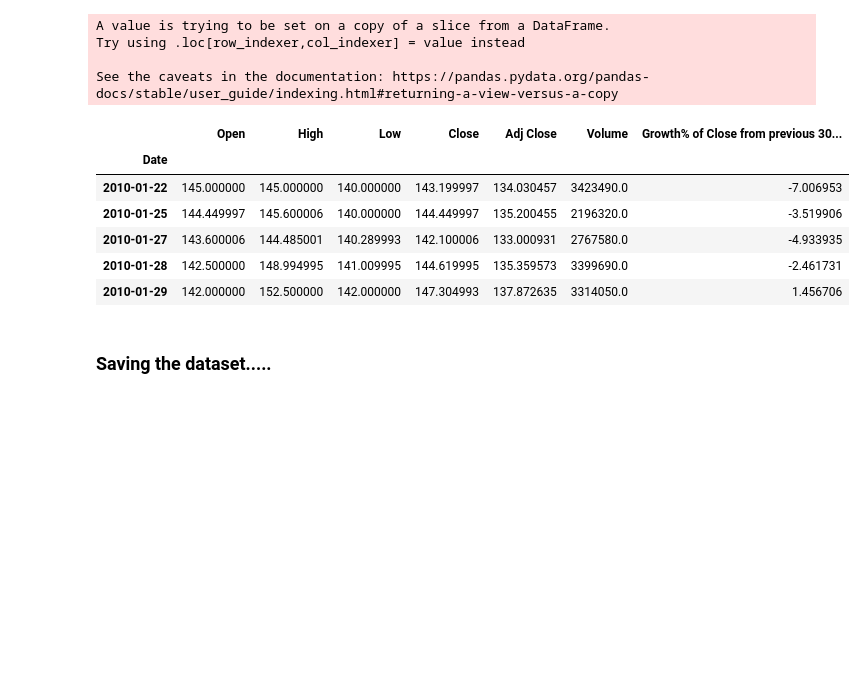
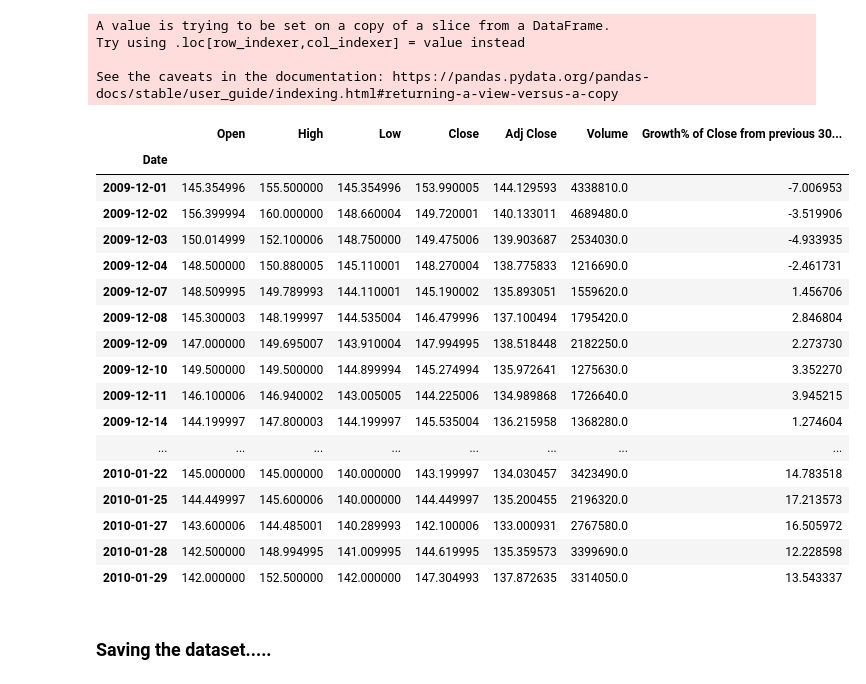
Before and after one commit to Rushanksavant/SunPharma-stock-growth-forecast, a Jupyter notebook: Dataframes formed and used/data-formation-for-forecast.ipynb, the cells around one changed output. Saved outputs shown, nothing was run; the diff lists cells and outputs as text; code cells hidden in the pictures; blank space fills up the shorter version.

```diff
--- a/Dataframes formed and used/data-formation-for-forecast.ipynb
+++ b/Dataframes formed and used/data-formation-for-forecast.ipynb
@@ -125,7 +136,7 @@ len(percent)
 2757
 # %%
 # Drop 1st row of data1
-data2= data.iloc[30:, :]
+data2= data.iloc[:-30, :]
 len(data2)
 # %% [output]
 2757
@@ -140,15 +151,26 @@ See the caveats in the documentation: https://pandas.pydata.org/pandas-docs/stab
 # %%
 # Setting Date as new index
 data2.set_index("Date", inplace = True)
-data2.head()
+data2.head(35) # compare 1st 5 and last last 5 values oc close price
 # %% [output]
 |  | Open | High | Low | Close | Adj Close | Volume | Growth% of Close from previous 30... |
 | Date |  |  |  |  |  |  |  |
-| 2010-01-22 | 145.000000 | 145.000000 | 140.000000 | 143.199997 | 134.030457 | 3423490.0 | -7.006953 |
-| 2010-01-25 | 144.449997 | 145.600006 | 140.000000 | 144.449997 | 135.200455 | 2196320.0 | -3.519906 |
-| 2010-01-27 | 143.600006 | 144.485001 | 140.289993 | 142.100006 | 133.000931 | 2767580.0 | -4.933935 |
-| 2010-01-28 | 142.500000 | 148.994995 | 141.009995 | 144.619995 | 135.359573 | 3399690.0 | -2.461731 |
-| 2010-01-29 | 142.000000 | 152.500000 | 142.000000 | 147.304993 | 137.872635 | 3314050.0 | 1.456706 |
+| 2009-12-01 | 145.354996 | 155.500000 | 145.354996 | 153.990005 | 144.129593 | 4338810.0 | -7.006953 |
+| 2009-12-02 | 156.399994 | 160.000000 | 148.660004 | 149.720001 | 140.133011 | 4689480.0 | -3.519906 |
+| 2009-12-03 | 150.014999 | 152.100006 | 148.750000 | 149.475006 | 139.903687 | 2534030.0 | -4.933935 |
+| 2009-12-04 | 148.500000 | 150.880005 | 145.110001 | 148.270004 | 138.775833 | 1216690.0 | -2.461731 |
+| 2009-12-07 | 148.509995 | 149.789993 | 144.110001 | 145.190002 | 135.893051 | 1559620.0 | 1.456706 |
+| 2009-12-08 | 145.300003 | 148.199997 | 144.535004 | 146.479996 | 137.100494 | 1795420.0 | 2.846804 |
+| 2009-12-09 | 147.000000 | 149.695007 | 143.910004 | 147.994995 | 138.518448 | 2182250.0 | 2.273730 |
+| 2009-12-10 | 149.500000 | 149.500000 | 144.899994 | 145.274994 | 135.972641 | 1275630.0 | 3.352270 |
+| 2009-12-11 | 146.100006 | 146.940002 | 143.005005 | 144.225006 | 134.989868 | 1726640.0 | 3.945215 |
+| 2009-12-14 | 144.199997 | 147.800003 | 144.199997 | 145.535004 | 136.215958 | 1368280.0 | 1.274604 |
+| ... | ... | ... | ... | ... | ... | ... | ... |
+| 2010-01-22 | 145.000000 | 145.000000 | 140.000000 | 143.199997 | 134.030457 | 3423490.0 | 14.783518 |
+| 2010-01-25 | 144.449997 | 145.600006 | 140.000000 | 144.449997 | 135.200455 | 2196320.0 | 17.213573 |
+| 2010-01-27 | 143.600006 | 144.485001 | 140.289993 | 142.100006 | 133.000931 | 2767580.0 | 16.505972 |
+| 2010-01-28 | 142.500000 | 148.994995 | 141.009995 | 144.619995 | 135.359573 | 3399690.0 | 12.228598 |
+| 2010-01-29 | 142.000000 | 152.500000 | 142.000000 | 147.304993 | 137.872635 | 3314050.0 | 13.543337 |
 # %% [markdown]
 ### Saving the dataset.....
 # %%
```
Also changed, not shown: parts of 3 cells of this notebook, 6 other files.
